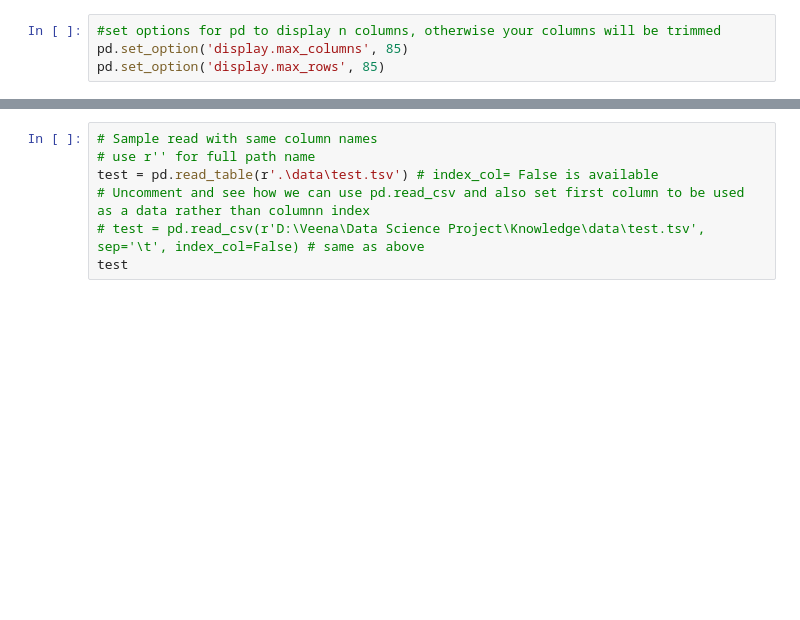
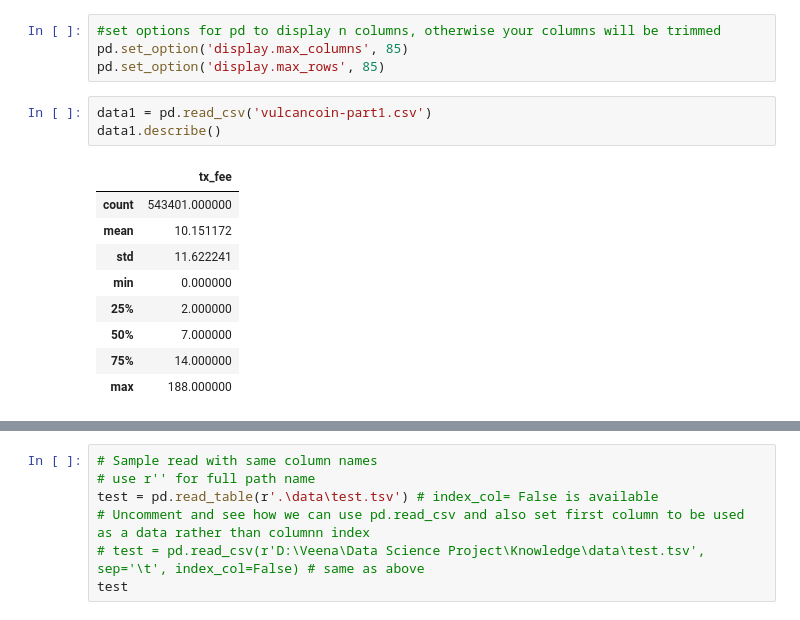
Before and after one commit to VeenaKGit/Knowledge, a Jupyter notebook: Pandas and Numpy.ipynb, the cells around one changed output, grey strips where cells are left out. Drawn from its saved outputs; the diff is of its cells as text; blank space fills up the shorter version.

```diff
--- a/Pandas and Numpy.ipynb
+++ b/Pandas and Numpy.ipynb
@@ -49,3 +49,16 @@ import seaborn as sbs
 #set options for pd to display n columns, otherwise your columns will be trimmed
 pd.set_option('display.max_columns', 85)
 pd.set_option('display.max_rows', 85)
+# %%
+data1 = pd.read_csv('vulcancoin-part1.csv')
+data1.describe()
+# %% [output]
+|  | tx_fee |
+| count | 543401.000000 |
+| mean | 10.151172 |
+| std | 11.622241 |
+| min | 0.000000 |
+| 25% | 2.000000 |
+| 50% | 7.000000 |
+| 75% | 14.000000 |
+| max | 188.000000 |
```
Also changed, not shown: parts of 14 cells of this notebook, 4 other files.
